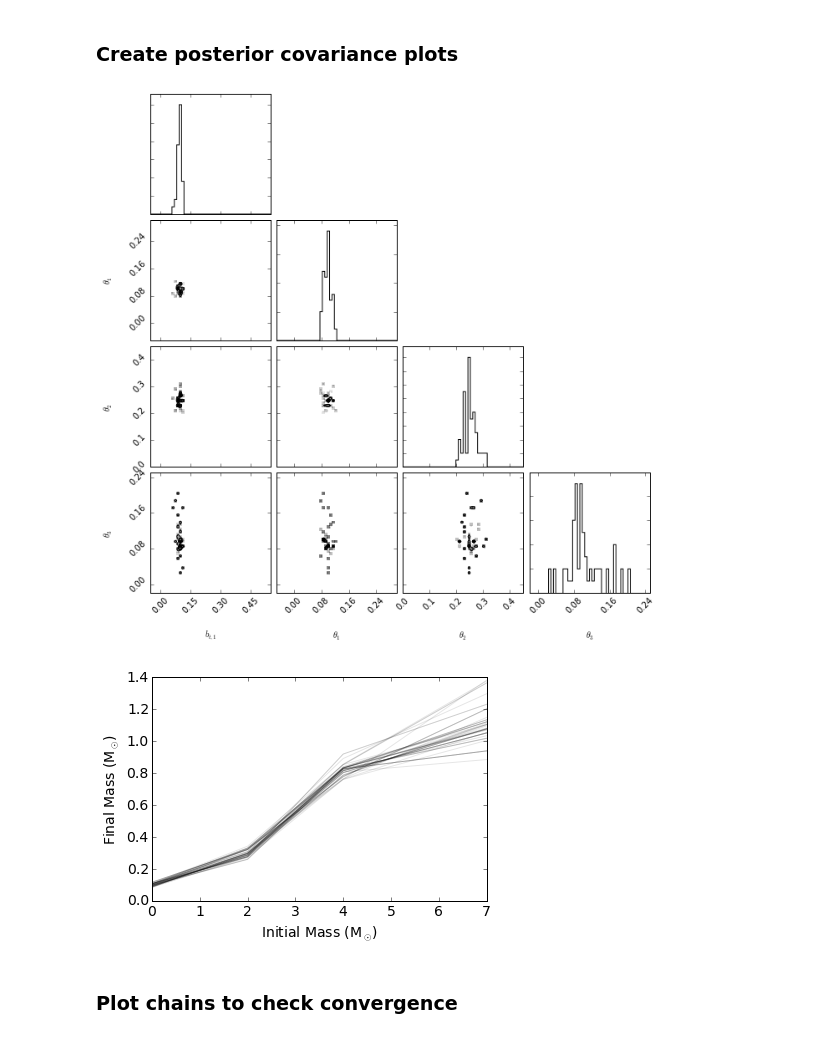
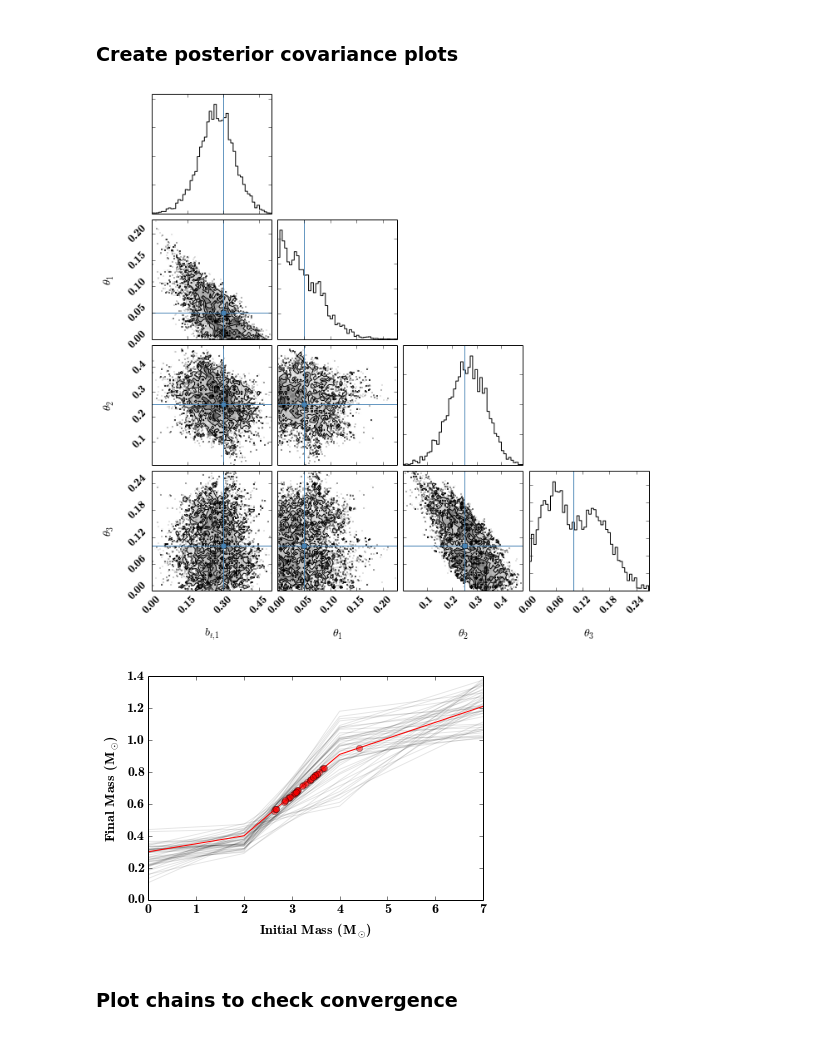
Before and after one commit to astroJeff/separated-at-birth, a Jupyter notebook: notebooks/IFMR DWD grid.ipynb, the cells around one changed output. Drawn from its saved outputs; the diff is of its cells as text; code cells hidden in the pictures.

```diff
--- a/notebooks/IFMR DWD grid.ipynb
+++ b/notebooks/IFMR DWD grid.ipynb
@@ -448,7 +482,7 @@ def ln_posterior_simple(p, MESA_tcool, DWD, N_grid=100):
 
     return lp + ll.sum()
 # %%
-p_true = np.array([0.2, 0.1, 0.1, 0.25])
+p_true = np.array([0.3, 0.05, 0.25, 0.10])
 mock1 = create_mock_data(p_true)
 # %%
 start = time.time()
@@ -617,7 +677,11 @@ y = np.array([])
 
 # Test a few values of th1
 for i in np.linspace(0.01, 0.12, num=50):
+#    p_test[0] = 0.15
+#    p_test[1] = 0.18
     p_test[2] = i
+    p_test[3] = 0.26
+
 
     j = ln_posterior_simple(p_test, MESA_tcool, mock1)
 
@@ -649,7 +713,7 @@ for i in np.linspace(0.01, 0.12, num=50):
 # This function runs emcee
 def run_inference(MESA_tcool, DWD, p_i, nwalkers=32, nburn=200, nsteps=1000):
     # number of parameters
-    ndim = 4
+    ndim = 4 + len(DWD["m1_wd"])
 
     # initial positions for walkers
     p0 = np.zeros((nwalkers,ndim))
@@ -657,6 +721,8 @@ def run_inference(MESA_tcool, DWD, p_i, nwalkers=32, nburn=200, nsteps=1000):
     p0[:,1] = np.random.normal(p_i[1], 0.01, size=nwalkers) # theta_1
     p0[:,2] = np.random.normal(p_i[2], 0.03, size=nwalkers) # theta_2
     p0[:,3] = np.random.normal(p_i[3], 0.03, size=nwalkers) # theta_3
+    for i in np.arange(len(DWD["m1_wd"])):
+        p0[:,4+i] = np.random.normal(2.0e9, 1.0e8, size=nwalkers)
 
     args = (MESA_tcool, DWD)
 #    sampler = emcee.EnsembleSampler(nwalkers=nwalkers, dim=ndim, lnpostfn=ln_posterior, args=args)
@@ -676,28 +742,33 @@ def run_inference(MESA_tcool, DWD, p_i, nwalkers=32, nburn=200, nsteps=1000):
 # %% [markdown]
 ### Run emcee
 # %%
-p_start = np.array([0.1, 0.1, 0.25, 0.10])
-sampler = run_inference(MESA_tcool, mock1, p_start, nburn=2, nsteps=4)
+start = time.time()
+
+p_start = np.array([0.1, 0.1, 0.20, 0.10])
+p_start = p_true.copy()
+sampler = run_inference(MESA_tcool, mock1, p_start, nwalkers=64, nburn=500, nsteps=500)
+
+end = time.time()
+print "This operation took ", end-start, " seconds"
 # %% [markdown]
 ### Create posterior covariance plots
 # %%
 labels = ["$b_{t,1}$", r"$\theta_1$", r"$\theta_2$", r"$\theta_3$"]
-extents = [(-0.05, 0.55), (-0.05,0.3), (0.00,0.45), (-0.02,0.25)]
+#extents = [(-0.05, 0.55), (-0.05,0.3), (0.00,0.45), (-0.02,0.25)]
 
 #labels = ["$b_1$", r"$\theta_1$"]
 #extents = [(0.0, 0.5), (0.0,np.pi/2.)]
 
-fig = triangle.corner(sampler.flatchain, labels=labels, extents=extents)
-
+fig = triangle.corner(sampler.flatchain.T[0:4].T, truths=p_true, labels=labels)
 #fig.show()
 #fig.savefig('../figures/triangle_IFMR.pdf')
 # %% [output]
-[figure, old version]
+[figure, new version]
 # %%
 ndim = 4
 
-samples = sampler.chain[:,:,:].reshape((-1, ndim))
-
+#samples = sampler.chain[:,:,:].reshape((-1, ndim))
+samples = sampler.flatchain.T[0:4].T
 
 M_zams_temp = np.linspace(0.,7.,50)
 
@@ -739,6 +810,11 @@ font = {'family' : 'normal',
 plt.rc('font', **font)
 
 
+plt.plot(M_zams_temp, get_m_wd(p_true, M_zams_temp), "-r")
+plt.plot(get_mzams(p_true, mock1["m1_wd"]), mock1["m1_wd"], "o", alpha=0.5, color='r')
+plt.plot(get_mzams(p_true, mock1["m2_wd"]), mock1["m2_wd"], "o", alpha=0.5, color='r')
+
+
 plt.ylim(0.0,1.4)
 #plt.xlabel('$M_i$', fontsize=24)
 #plt.ylabel('$M_{wd}$', fontsize=24)
@@ -752,7 +828,7 @@ plt.show()
 
 #plt.savefig('../figures/samples_IFMR.pdf')
 # %% [output]
-[figure, old version]
+[figure, new version]
 # %% [markdown]
 ### Plot chains to check convergence
 # %%
```
Also changed, not shown: parts of 6 cells of this notebook.
